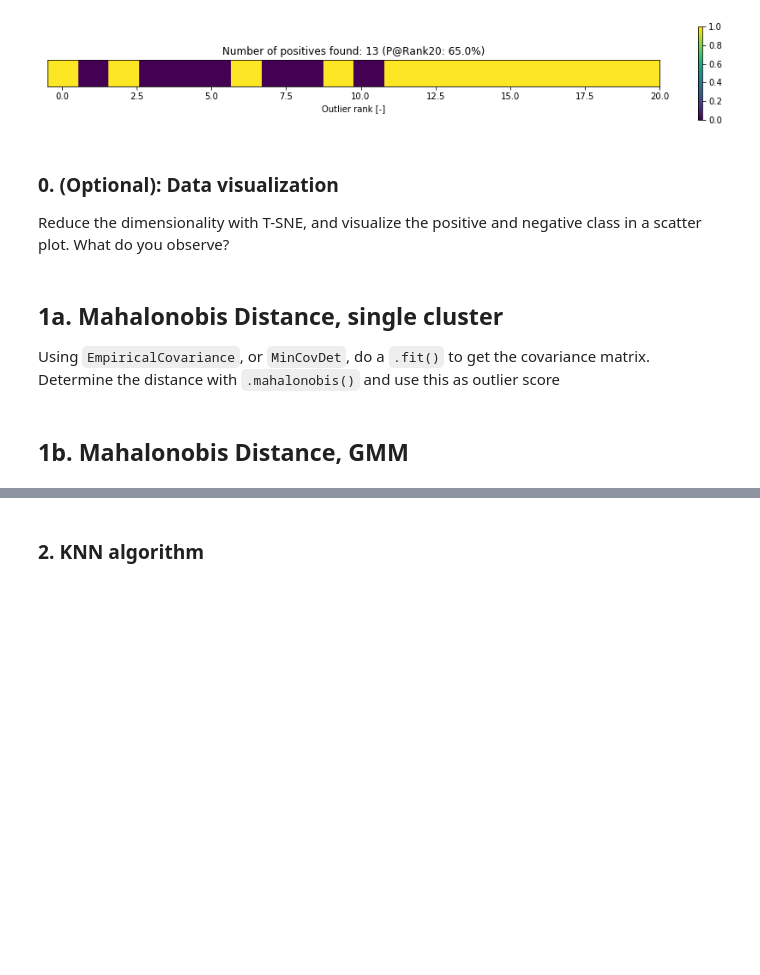
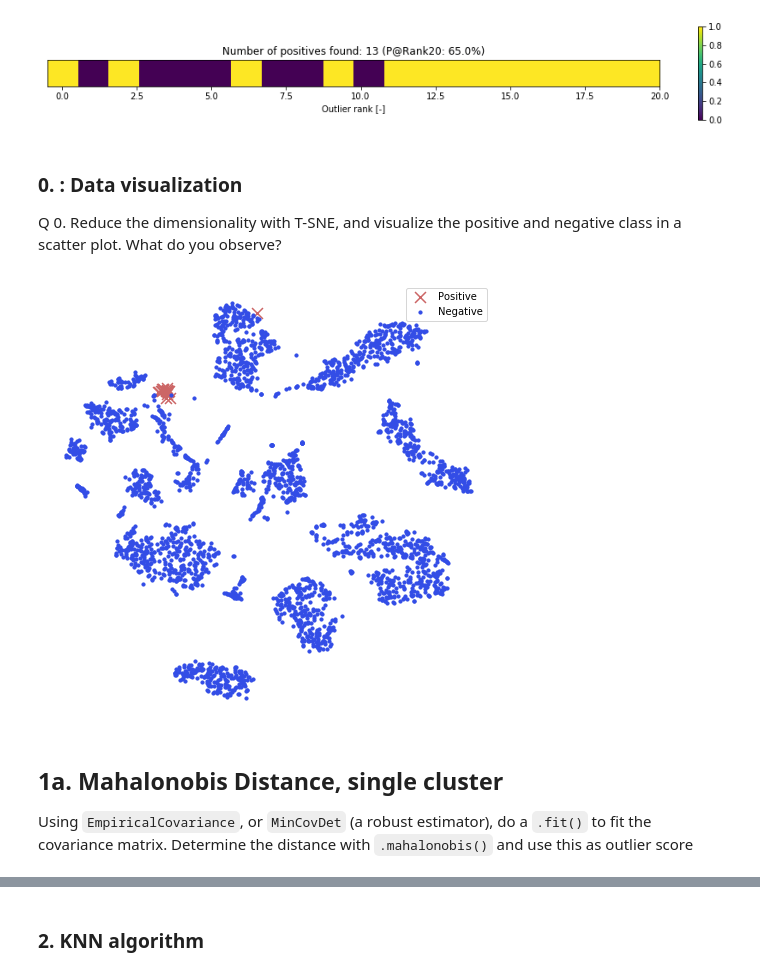
Before and after one commit to amld/workshop-unsupervised-fraud, a Jupyter notebook: notebooks/exercises_1.ipynb, the cells around one changed output, grey strips where cells are left out. Cells and saved outputs as stored; diff of their text form; code cells hidden in the pictures; blank space fills up the shorter version.

```diff
--- a/notebooks/exercises_1.ipynb
+++ b/notebooks/exercises_1.ipynb
@@ -83,9 +85,9 @@ results = plot_top_N(y_true=y_true_, scores=scores_, N=20)
 # %% [output]
 [figure]
 # %% [markdown]
-### 0. (Optional): Data visualization
+### 0. : Data visualization
 
-Reduce the dimensionality with T-SNE, and visualize the positive and negative class in a scatter plot.
+Q 0. Reduce the dimensionality with T-SNE, and visualize the positive and negative class in a scatter plot.
 What do you observe?
 # %%
 ## Downsample the negative class to size ~3000
@@ -93,7 +95,27 @@ N_downsample = 3000
 assert x_pen.index.equals(y_pen.index), 'Error, indexes differ. Reset them to continue'
 x_downsampled = pd.concat((x_pen[y_pen==0].sample(N_downsample - int(y_pen.sum())),
                            x_pen[y_pen==1]),
-                          axis=0)
+                          axis=0).sample(frac=1)
 y_downsampled = y_pen[x_downsampled.index]
 # %%
 ## Use TSNE().fit_transform(data) and make a scatterplot, using a separate color for the outliers
+# %%
+MAX_N_TSNE = 4000 #Avoid overly long computation times with TSNE. Values < 4000 recommended
+neg = y_downsampled == 0
+pos = y_downsampled == 1
+
+assert len(x_downsampled) <= MAX_N_TSNE, 'Using a dataset with more than {} points is not recommended'.format(
+                                            MAX_N_TSNE)
+X_2D = TSNE(n_components=2,
+            perplexity=50,
+            n_iter=400,
+           random_state=5).fit_transform(x_downsampled) # collapse in 2-D space for plotting
+fig, ax = plt.subplots(1, 1, figsize=(8, 8))
+ax.scatter(X_2D[pos, 0], X_2D[pos, 1], c=[[0.8, 0.4, 0.4],], marker='x', s=120, label='Positive')
+ax.scatter(X_2D[neg, 0], X_2D[neg, 1], c=[[0.2, 0.3, 0.9],], marker='o', s=10, label='Negative')
+
+plt.axis('off')
+plt.legend()
+plt.show()
+# %% [output]
+[figure, added]
@@ -100,7 +124,5 @@ y_downsampled = y_pen[x_downsampled.index]
 # %% [markdown]
 ## 1a. Mahalonobis Distance, single cluster
 
-Using `EmpiricalCovariance`, or `MinCovDet`, do a `.fit()` to get the covariance matrix.
+Using `EmpiricalCovariance`, or `MinCovDet` (a robust estimator), do a `.fit()` to fit the covariance matrix.
 Determine the distance with `.mahalonobis()` and use this as outlier score
-# %% [markdown]
-## 1b. Mahalonobis Distance, GMM
```
Also changed, not shown: parts of 82 cells of this notebook, 12 other files.
